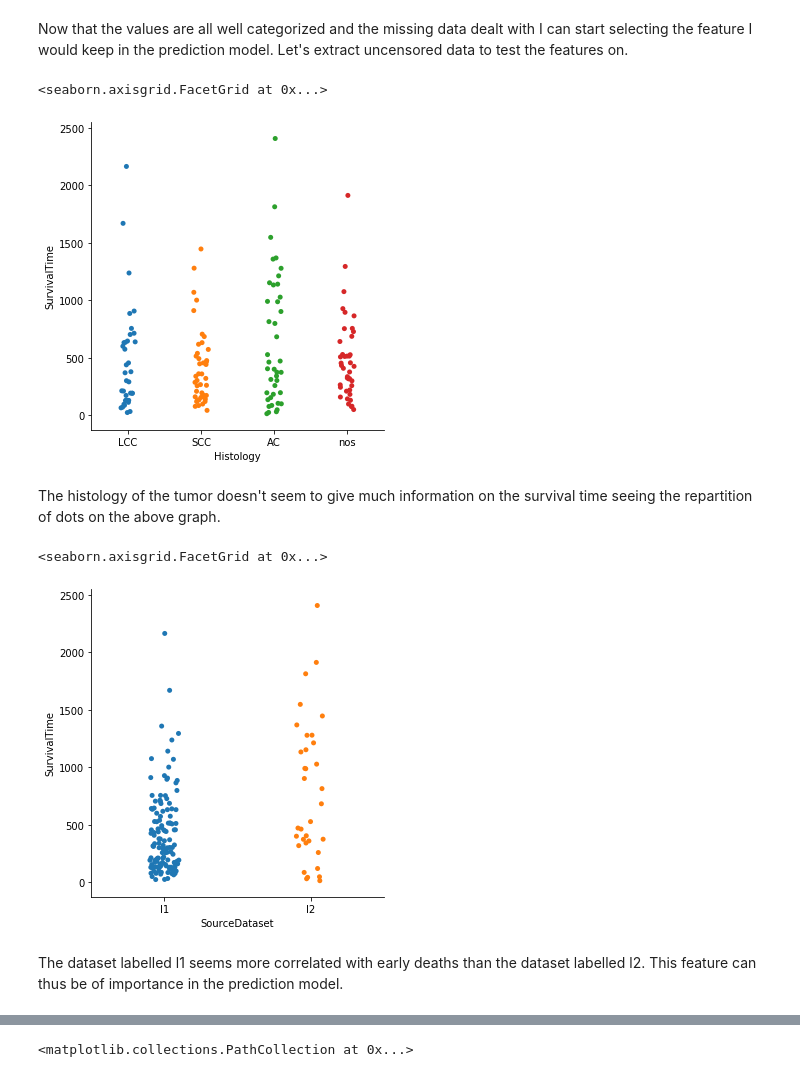
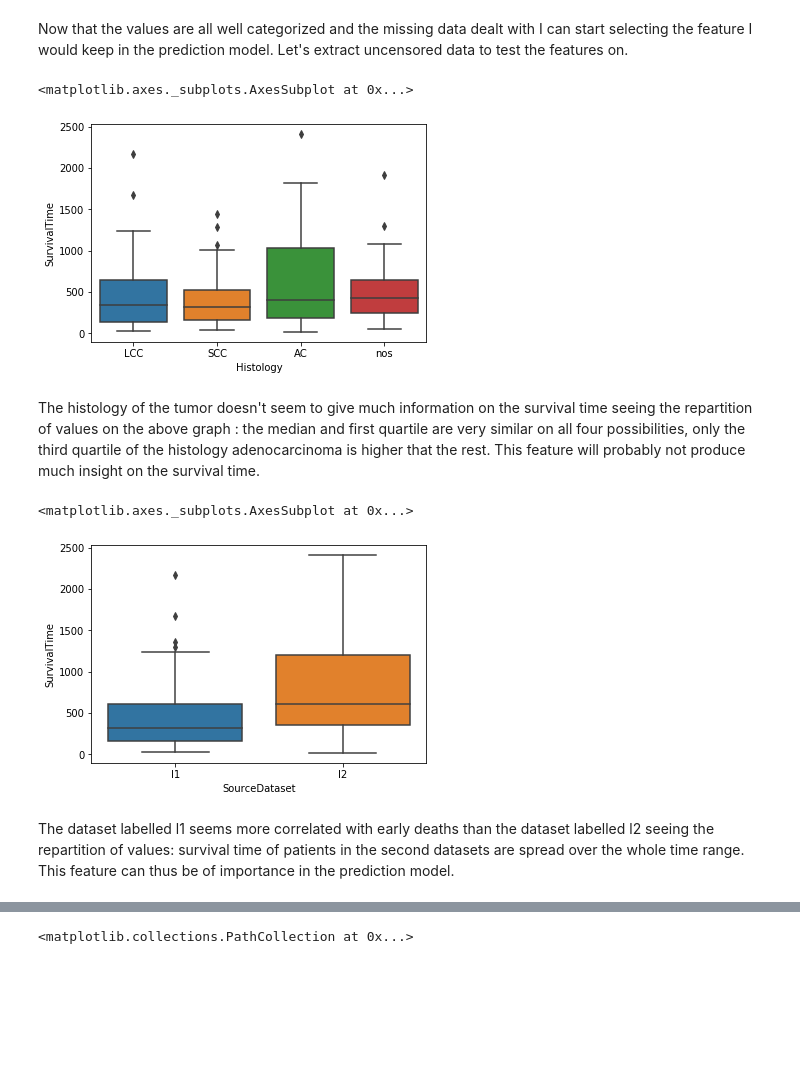
Before and after one commit to LoaneD/OwkinChallenge, a Jupyter notebook: Owkin2.ipynb, the cells around one changed output, grey strips where cells are left out. Cells and saved outputs as stored; diff of their text form; code cells hidden in the pictures; blank space fills up the shorter version.

```diff
--- a/Owkin2.ipynb
+++ b/Owkin2.ipynb
@@ -223,19 +227,19 @@ Now that the values are all well categorized and the missing data dealt with I c
 clinical_uncensored = clinical_train_norm.copy()
 clinical_uncensored = clinical_train_norm[output_train_ini['Event'] == 1]
 # %%
-sns.catplot(x='Histology', y='SurvivalTime',
+sns.boxplot(x='Histology', y='SurvivalTime',
             data = pd.concat([clinical_uncensored["Histology"],target_uncensored], axis=1, sort=False))
 # %% [output]
-<seaborn.axisgrid.FacetGrid at 0x...>
+<matplotlib.axes._subplots.AxesSubplot at 0x...>
-[figure, old version]
+[figure, new version]
 # %% [markdown]
-The histology of the tumor doesn't seem to give much information on the survival time seeing the repartition of dots on the above graph.
+The histology of the tumor doesn't seem to give much information on the survival time seeing the repartition of values on the above graph : the median and first quartile are very similar on all four possibilities, only the third quartile of the histology adenocarcinoma is higher that the rest. This feature will probably not produce much insight on the survival time.
 # %%
-sns.catplot(x='SourceDataset', y='SurvivalTime',
+sns.boxplot(x='SourceDataset', y='SurvivalTime',
             data = pd.concat([clinical_uncensored["SourceDataset"],target_uncensored], axis=1))
 # %% [output]
-<seaborn.axisgrid.FacetGrid at 0x...>
+<matplotlib.axes._subplots.AxesSubplot at 0x...>
-[figure, old version]
+[figure, new version]
 # %% [markdown]
-The dataset labelled l1 seems more correlated with early deaths than the dataset labelled l2. This feature can thus be of importance in the prediction model.
+The dataset labelled l1 seems more correlated with early deaths than the dataset labelled l2 seeing the repartition of values: survival time of patients in the second datasets are spread over the whole time range. This feature can thus be of importance in the prediction model.
 # %%
```
Also changed, not shown: parts of 17 cells of this notebook, 2 other files.
